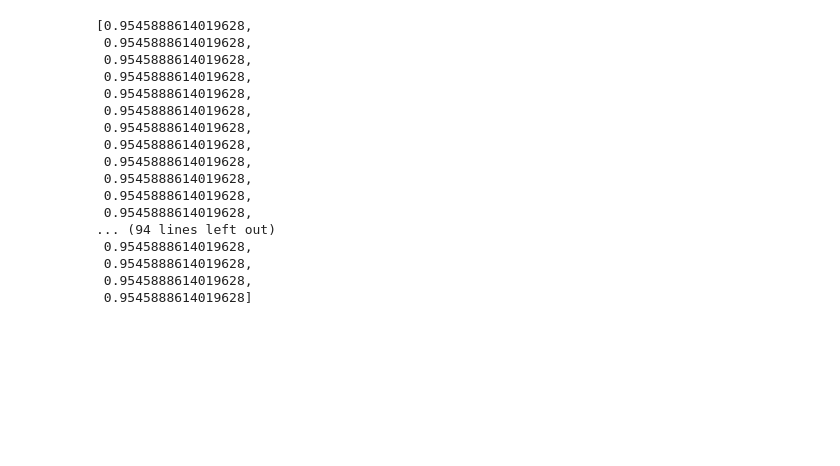
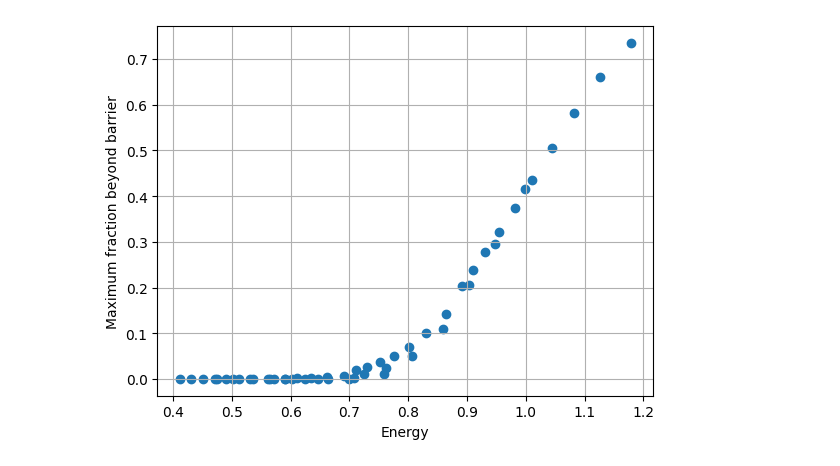
Before and after one commit to davide710/physics_simulations, a Jupyter notebook: fusion.ipynb, the cells around one changed output. Saved outputs shown, nothing was run; the diff lists cells and outputs as text; code cells hidden in the pictures; blank space fills up the shorter version.

```diff
--- a/fusion.ipynb
+++ b/fusion.ipynb
@@ -77,21 +72,11 @@ plt.show()
-# %%
-energies
-# %% [output]
-[0.9545888614019628,
- 0.9545888614019628,
- 0.9545888614019628,
- 0.9545888614019628,
- 0.9545888614019628,
- 0.9545888614019628,
- 0.9545888614019628,
- 0.9545888614019628,
- 0.9545888614019628,
- 0.9545888614019628,
- 0.9545888614019628,
- 0.9545888614019628,
-... (94 lines left out)
- 0.9545888614019628,
- 0.9545888614019628,
- 0.9545888614019628,
- 0.9545888614019628]
+# %%
+energies = np.array(energies)
+transmissions = np.array(transmissions)
+plt.scatter(energies, transmissions)
+plt.xlabel('Energy')
+plt.ylabel('Maximum fraction beyond barrier')
+plt.grid()
+plt.show()
+# %% [output]
+[figure, added]
 # %%
```
Also changed, not shown: parts of 6 cells of this notebook, 1 other file.
